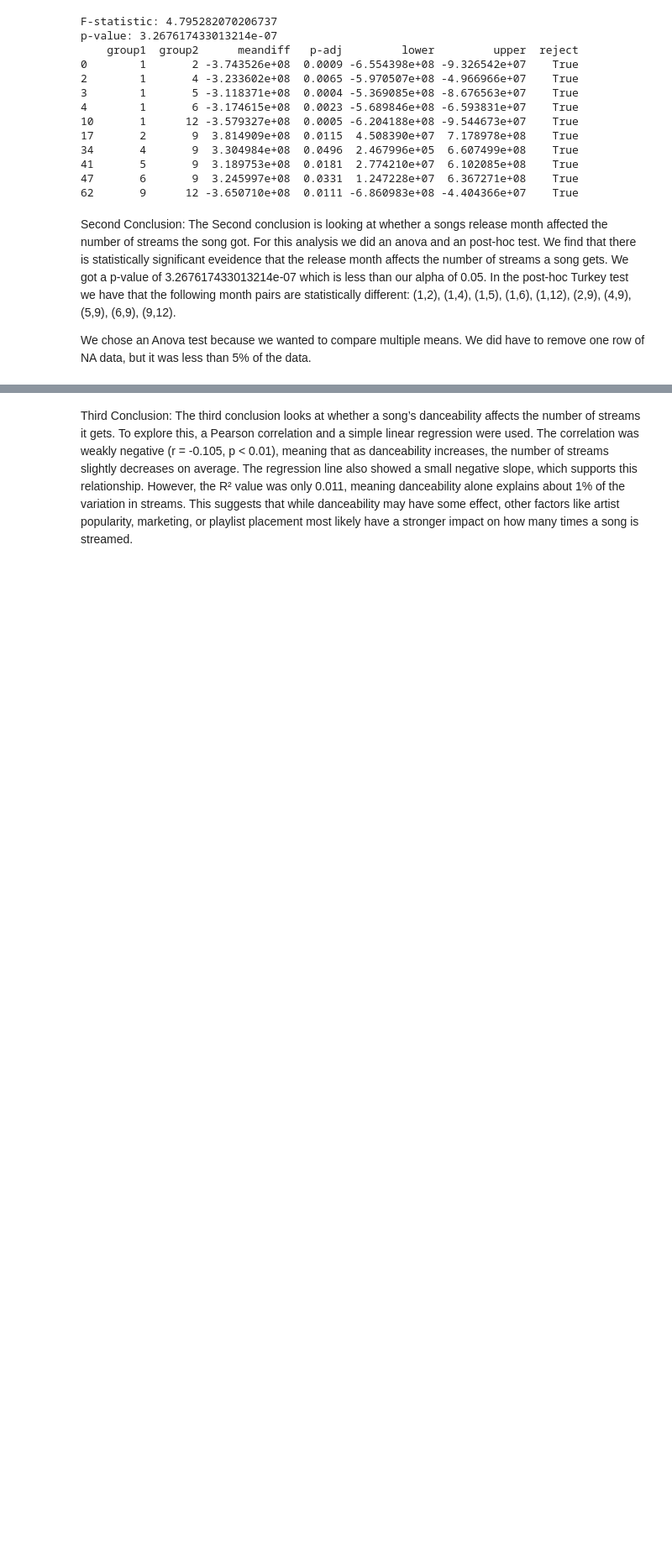
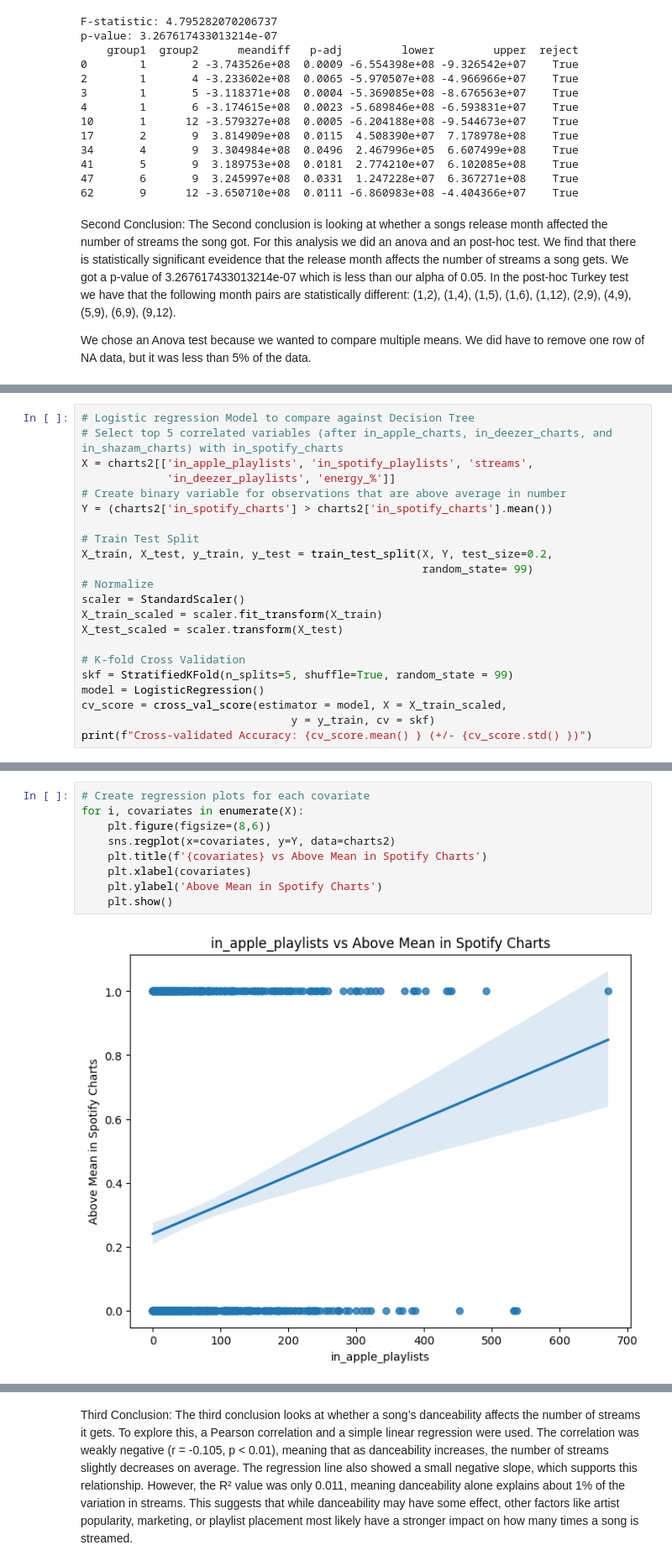
Before and after one commit to JoshuaHildebrand/CMSC320_Project, a Jupyter notebook: Project.ipynb, the cells around one changed output, grey strips where cells are left out. Shown at 84% size. Saved outputs shown, nothing was run; the diff lists cells and outputs as text; blank space fills up the shorter version.

Commit message:
Added Logistic Regression

```diff
--- a/Project.ipynb
+++ b/Project.ipynb
@@ -355,3 +356,25 @@ Covariance Type:            nonrobust
 
 Notes:
 [1] Standard Errors assume that the covariance matrix of the errors is correctly specified.
+# %%
+# Logistic regression Model to compare against Decision Tree
+# Select top 5 correlated variables (after in_apple_charts, in_deezer_charts, and in_shazam_charts) with in_spotify_charts
+X = charts2[['in_apple_playlists', 'in_spotify_playlists', 'streams',
+             'in_deezer_playlists', 'energy_%']]
+# Create binary variable for observations that are above average in number
+Y = (charts2['in_spotify_charts'] > charts2['in_spotify_charts'].mean())
+
+# Train Test Split
+X_train, X_test, y_train, y_test = train_test_split(X, Y, test_size=0.2,
+                                                    random_state= 99)
+# Normalize
+scaler = StandardScaler()
+X_train_scaled = scaler.fit_transform(X_train)
+X_test_scaled = scaler.transform(X_test)
+
+# K-fold Cross Validation
+skf = StratifiedKFold(n_splits=5, shuffle=True, random_state = 99)
+model = LogisticRegression()
+cv_score = cross_val_score(estimator = model, X = X_train_scaled,
+                                y = y_train, cv = skf)
+print(f"Cross-validated Accuracy: {cv_score.mean() } (+/- {cv_score.std() })")
@@ -357,0 +407,11 @@ Notes:
+# %%
+# Create regression plots for each covariate
+for i, covariates in enumerate(X):
+    plt.figure(figsize=(8,6))
+    sns.regplot(x=covariates, y=Y, data=charts2)
+    plt.title(f'{covariates} vs Above Mean in Spotify Charts')
+    plt.xlabel(covariates)
+    plt.ylabel('Above Mean in Spotify Charts')
+    plt.show()
+# %% [output]
+[figure, added]
```
Also changed, not shown: parts of 11 cells of this notebook.
